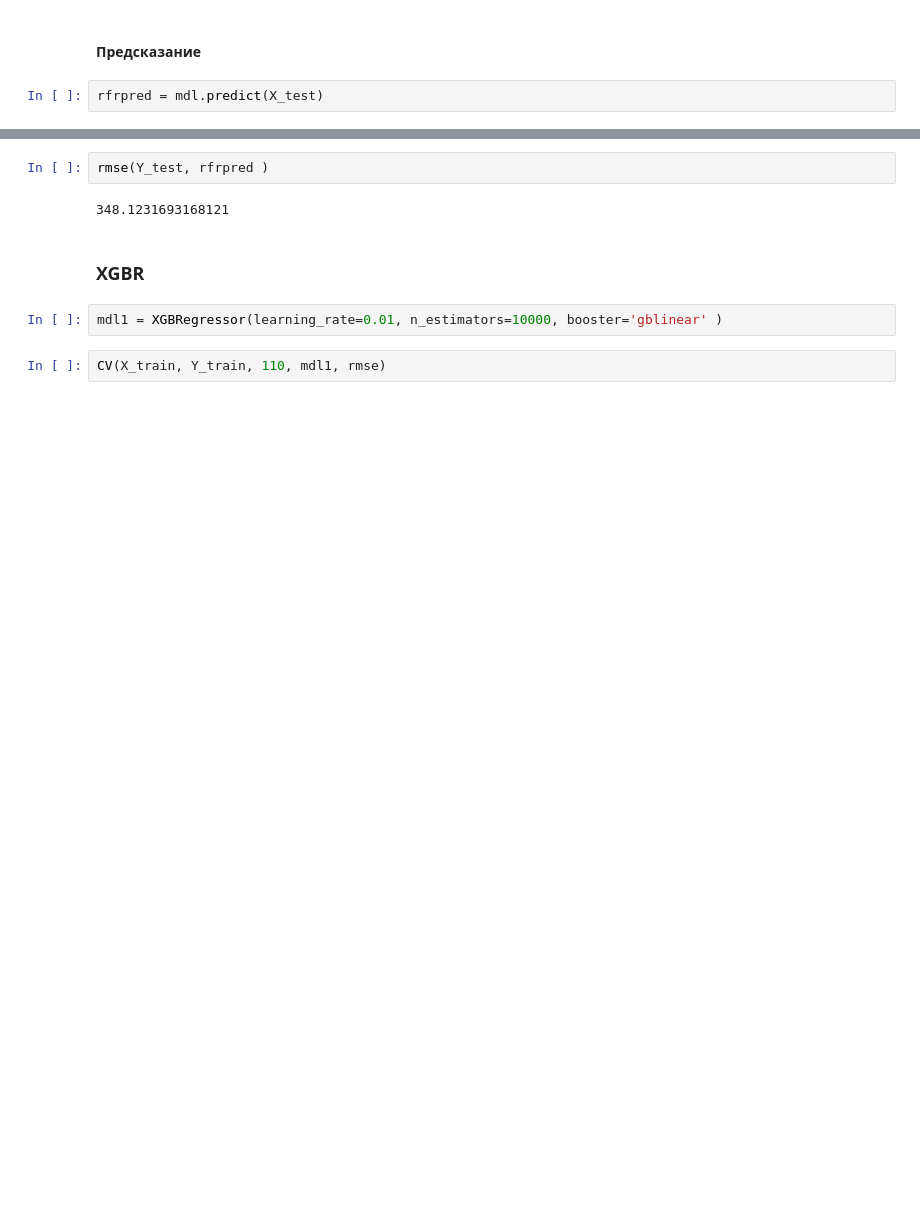
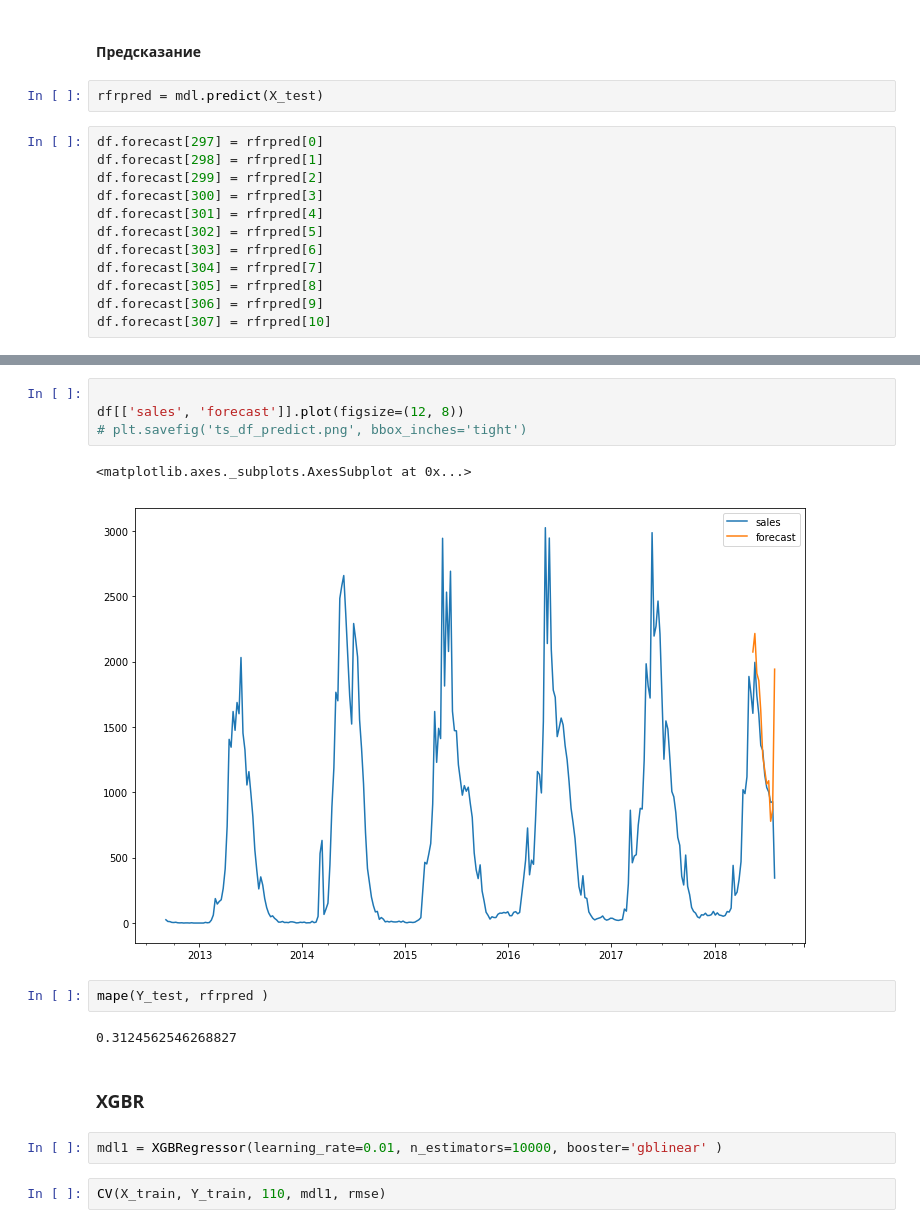
Before and after one commit to theboookworm/diplom, a Jupyter notebook: Project overview.ipynb, the cells around one changed output, grey strips where cells are left out. Saved outputs shown, nothing was run; the diff lists cells and outputs as text; blank space fills up the shorter version.

```diff
--- a/Project overview.ipynb
+++ b/Project overview.ipynb
@@ -1353,3 +1356,15 @@ Size of train + test: (200, 8)
 #### Предсказание
 # %%
 rfrpred = mdl.predict(X_test)
+# %%
+df.forecast[297] = rfrpred[0]
+df.forecast[298] = rfrpred[1]
+df.forecast[299] = rfrpred[2]
+df.forecast[300] = rfrpred[3]
+df.forecast[301] = rfrpred[4]
+df.forecast[302] = rfrpred[5]
+df.forecast[303] = rfrpred[6]
+df.forecast[304] = rfrpred[7]
+df.forecast[305] = rfrpred[8]
+df.forecast[306] = rfrpred[9]
+df.forecast[307] = rfrpred[10]
@@ -1356,7 +1389,14 @@ rfrpred = mdl.predict(X_test)
+# %%
+
+df[['sales', 'forecast']].plot(figsize=(12, 8))
+# plt.savefig('ts_df_predict.png', bbox_inches='tight')
+# %% [output]
+<matplotlib.axes._subplots.AxesSubplot at 0x...>
+[figure, added]
 # %%
-rmse(Y_test, rfrpred )
+mape(Y_test, rfrpred )
 # %% [output]
-348.1231693168121
+0.3124562546268827
 # %% [markdown]
 ### XGBR
 # %%
```
Also changed, not shown: parts of 45 cells of this notebook.
